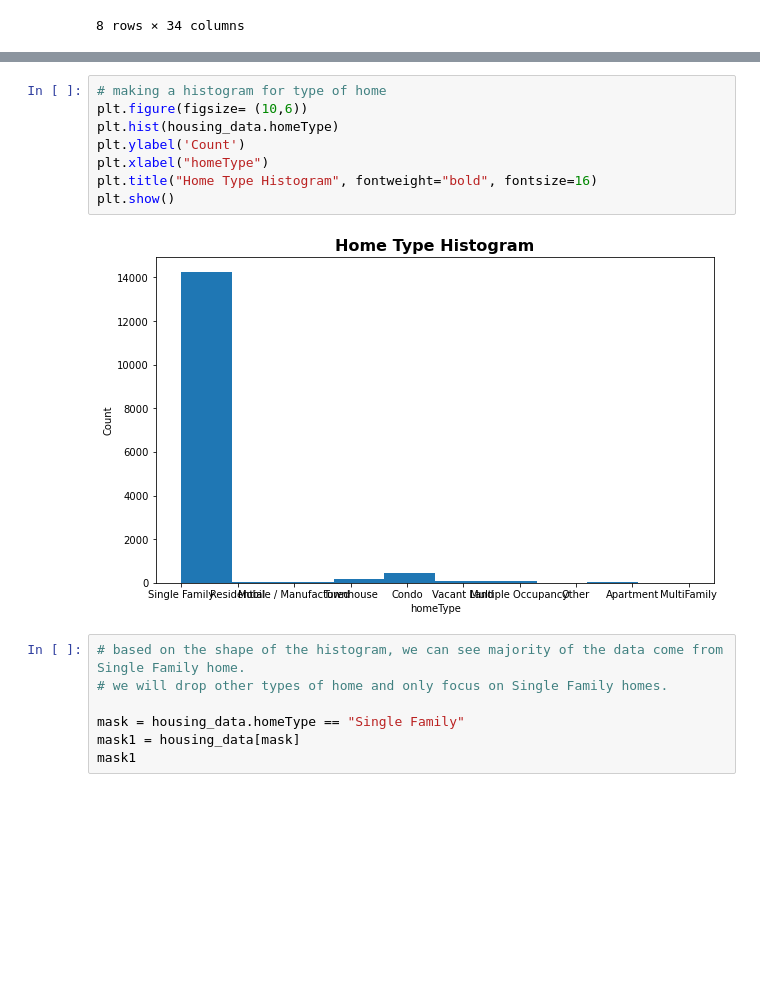
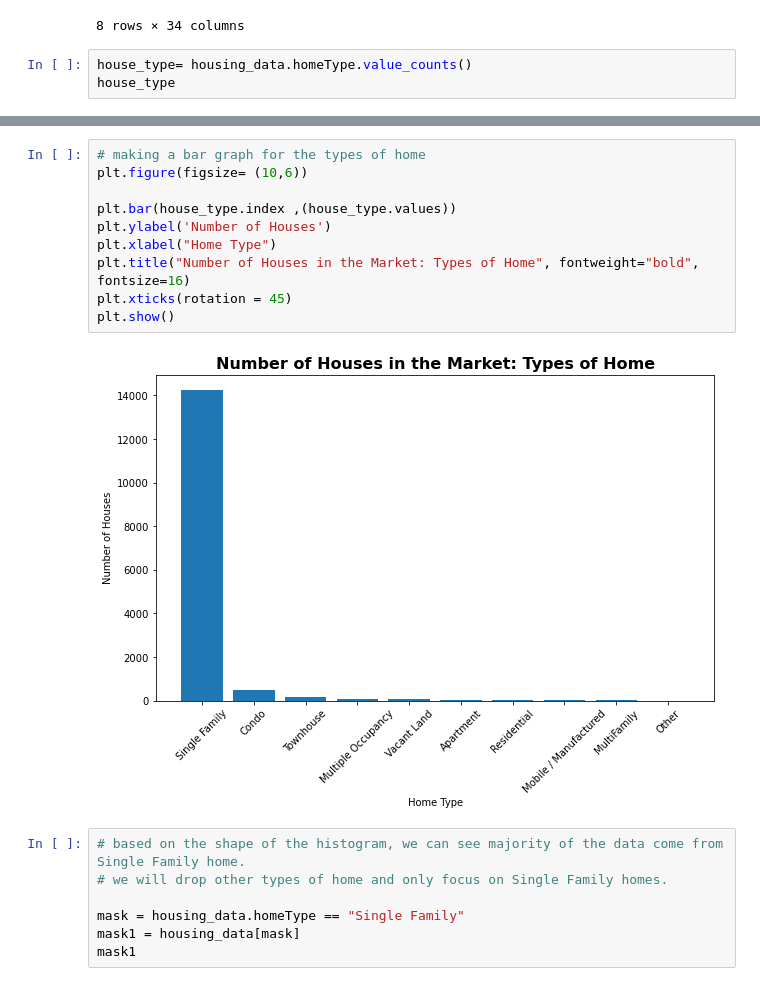
Before and after one commit to jonarnold3065/SMU_Project-1, a Jupyter notebook: Thi_work/project_thi.ipynb, the cells around one changed output, grey strips where cells are left out. Cells and saved outputs as stored; diff of their text form; blank space fills up the shorter version.

```diff
--- a/Thi_work/project_thi.ipynb
+++ b/Thi_work/project_thi.ipynb
@@ -72,3 +84,6 @@ housing_data.describe()
 | 75% | 7.033762e+07 | 78749.000000 | 30.366585 | -97.717903 | 1.980000 | 2.000000 | 2.000000 | 2006.000000 | ... |
 | max | 2.146313e+09 | 78759.000000 | 30.517323 | -97.569504 | 2.210000 | 22.000000 | 22.000000 | 2020.000000 | ... |
 8 rows × 34 columns
+# %%
+house_type= housing_data.homeType.value_counts()
+house_type
@@ -75,13 +114,15 @@ housing_data.describe()
 # %%
-# making a histogram for type of home
+# making a bar graph for the types of home
 plt.figure(figsize= (10,6))
-plt.hist(housing_data.homeType)
-plt.ylabel('Count')
-plt.xlabel("homeType")
-plt.title("Home Type Histogram", fontweight="bold", fontsize=16)
+
+plt.bar(house_type.index ,(house_type.values))
+plt.ylabel('Number of Houses')
+plt.xlabel("Home Type")
+plt.title("Number of Houses in the Market: Types of Home", fontweight="bold", fontsize=16)
+plt.xticks(rotation = 45)
 plt.show()
 # %% [output]
-[figure, old version]
+[figure, new version]
 # %%
 # based on the shape of the histogram, we can see majority of the data come from Single Family home.
 # we will drop other types of home and only focus on Single Family homes.
```
Also changed, not shown: parts of 70 cells of this notebook, 4 other files.
